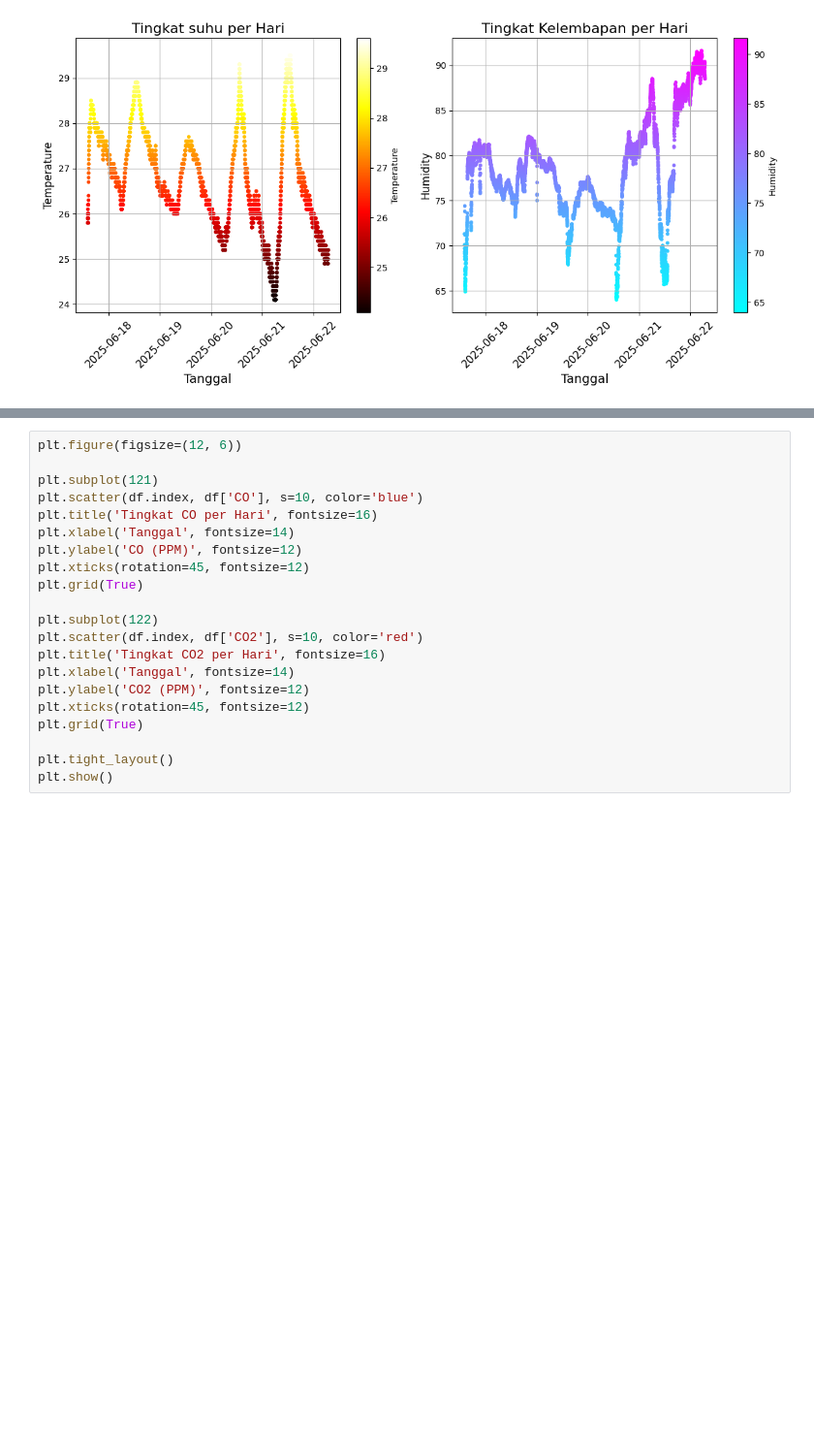
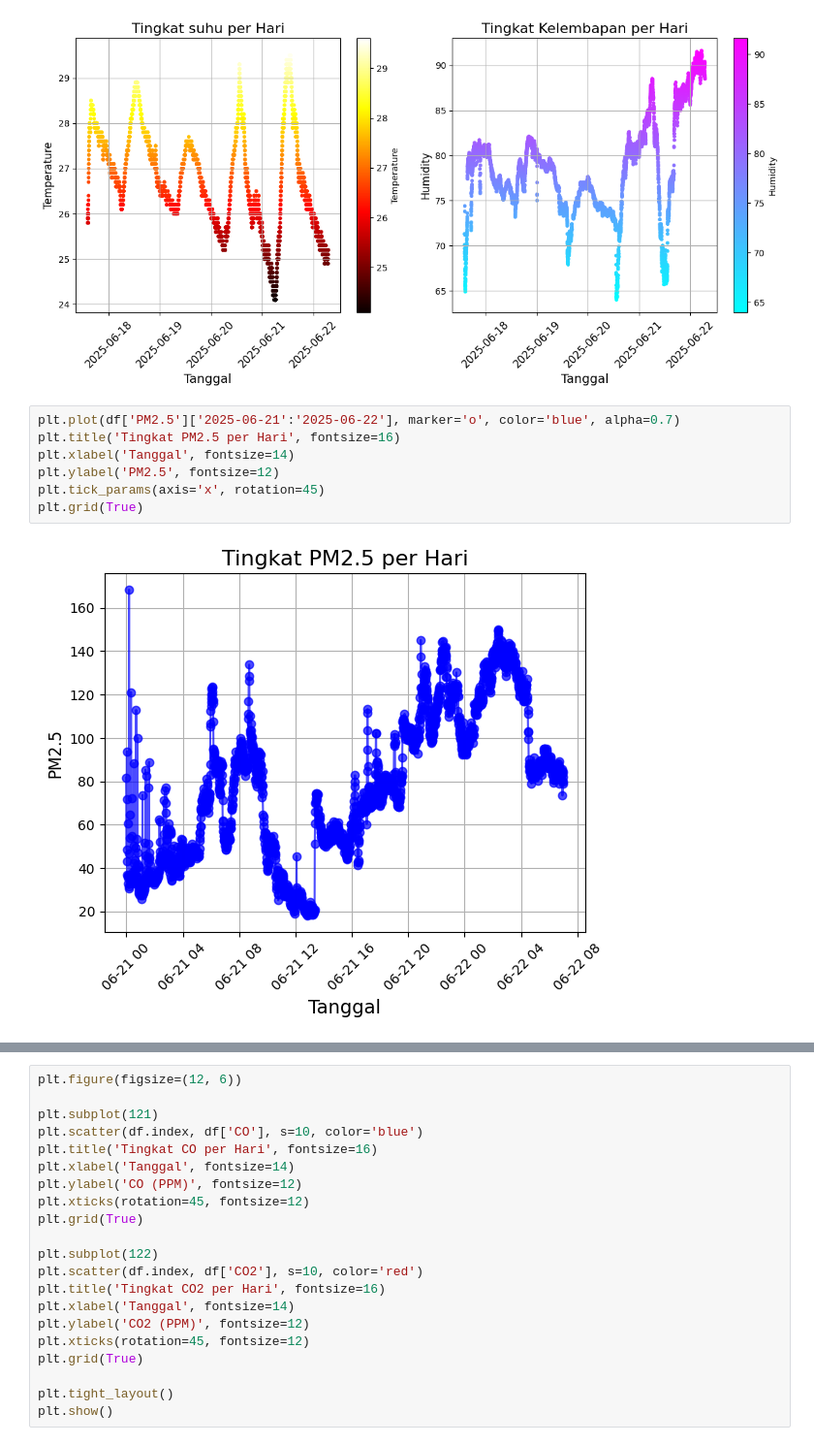
Before and after one commit to Hardtophead/Prediksi_Polusi_Udara, a Jupyter notebook: notebooks/exploratory_data_analysis.ipynb, the cells around one changed output, grey strips where cells are left out. Shown: that part at 97% size. Drawn from its saved outputs; the diff is of its cells as text; blank space fills up the shorter version.

```diff
--- a/notebooks/exploratory_data_analysis.ipynb
+++ b/notebooks/exploratory_data_analysis.ipynb
@@ -112,3 +112,12 @@ plt.tight_layout()
 plt.show()
 # %% [output]
 [figure]
+# %%
+plt.plot(df['PM2.5']['2025-06-21':'2025-06-22'], marker='o', color='blue', alpha=0.7)
+plt.title('Tingkat PM2.5 per Hari', fontsize=16)
+plt.xlabel('Tanggal', fontsize=14)
+plt.ylabel('PM2.5', fontsize=12)
+plt.tick_params(axis='x', rotation=45)
+plt.grid(True)
+# %% [output]
+[figure, added]
```
Also changed, not shown: parts of 2 cells of this notebook, 4 other files.
